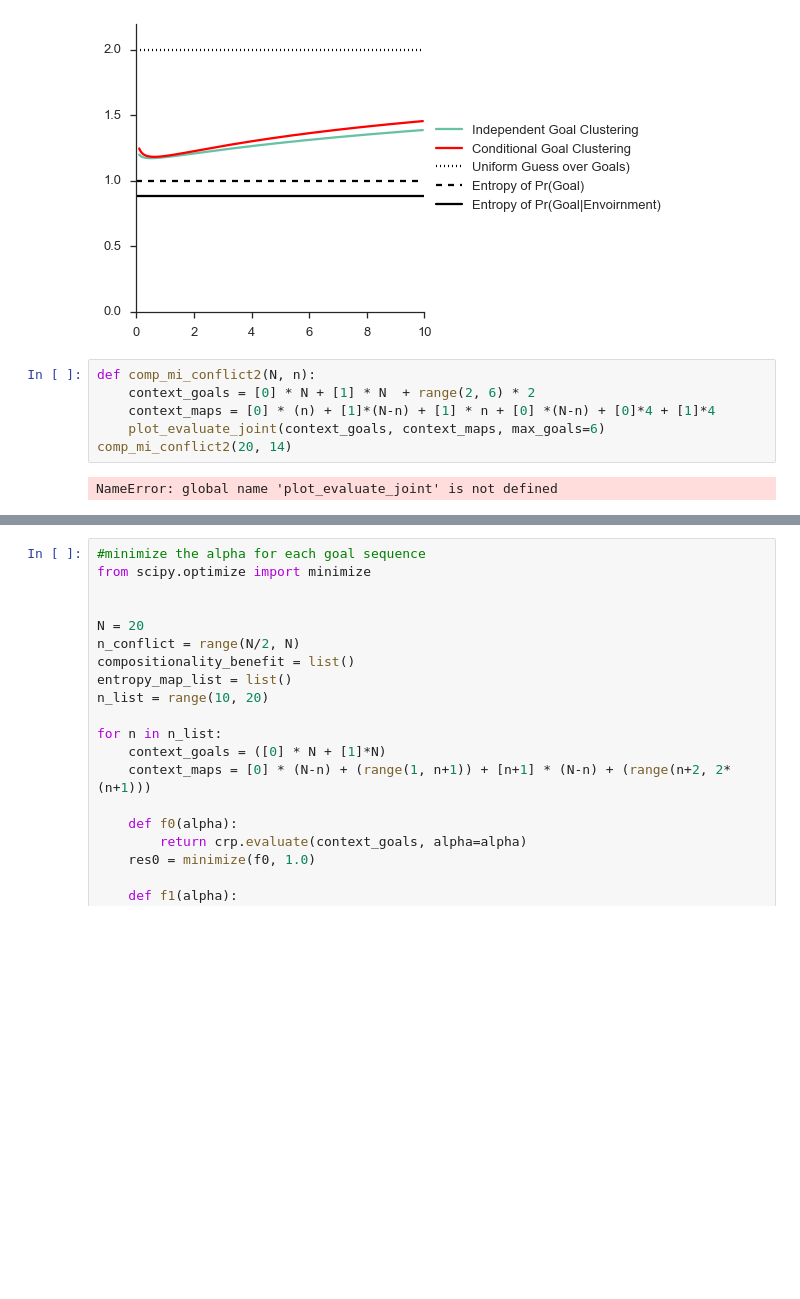
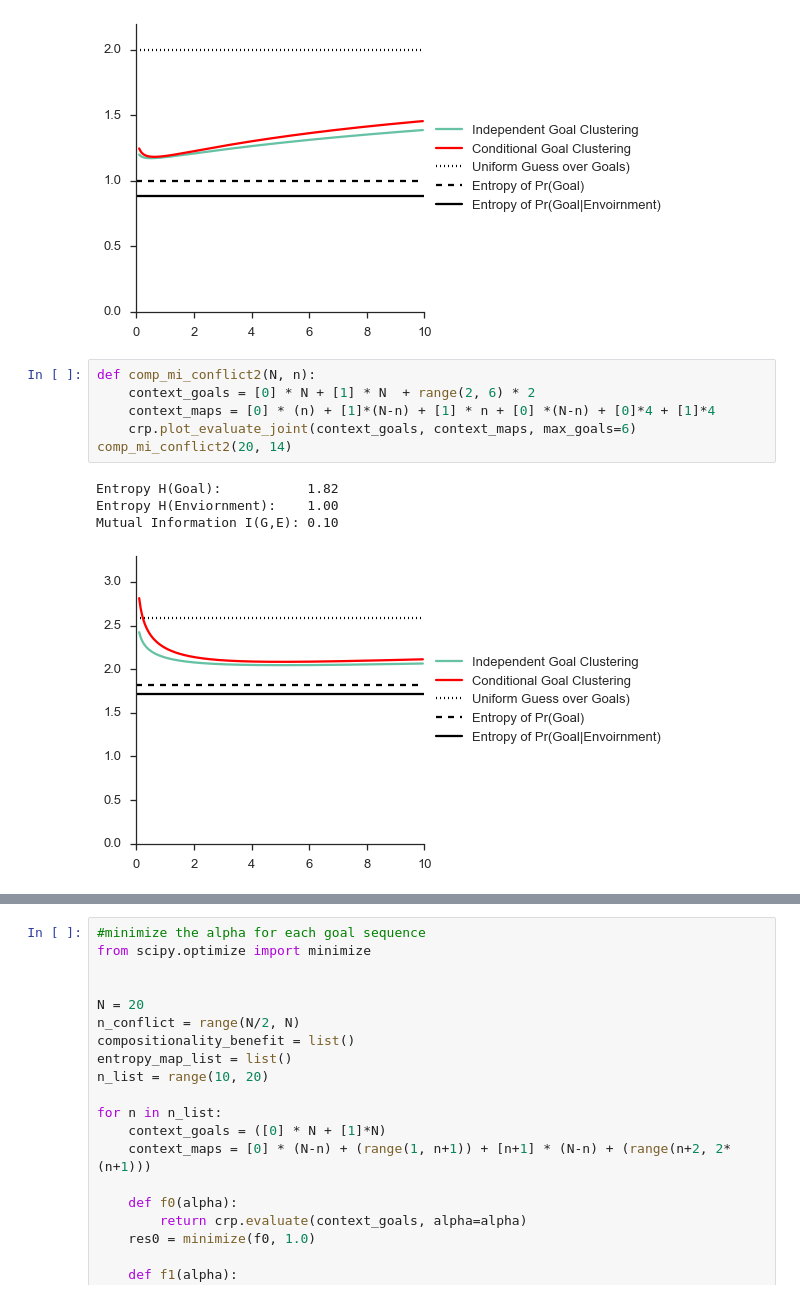
Before and after one commit to nicktfranklin/IndependentClusters, a Jupyter notebook: NormativeAnalysis.ipynb, the cells around one changed output, grey strips where cells are left out. Cells and saved outputs as stored; diff of their text form; blank space fills up the shorter version.

```diff
--- a/NormativeAnalysis.ipynb
+++ b/NormativeAnalysis.ipynb
@@ -240,10 +243,13 @@ Mutual Information I(G,E): 0.12
 # %%
 def comp_mi_conflict2(N, n):
     context_goals = [0] * N + [1] * N  + range(2, 6) * 2
     context_maps = [0] * (n) + [1]*(N-n) + [1] * n + [0] *(N-n) + [0]*4 + [1]*4
-    plot_evaluate_joint(context_goals, context_maps, max_goals=6)
+    crp.plot_evaluate_joint(context_goals, context_maps, max_goals=6)
 comp_mi_conflict2(20, 14)
 # %% [output]
-NameError: global name 'plot_evaluate_joint' is not defined
+Entropy H(Goal):           1.82
+Entropy H(Enviornment):    1.00
+Mutual Information I(G,E): 0.10
+[figure, added]
 # %%
 comp_mi_conflict2(20, 11)
```
Also changed, not shown: parts of 19 cells of this notebook.
